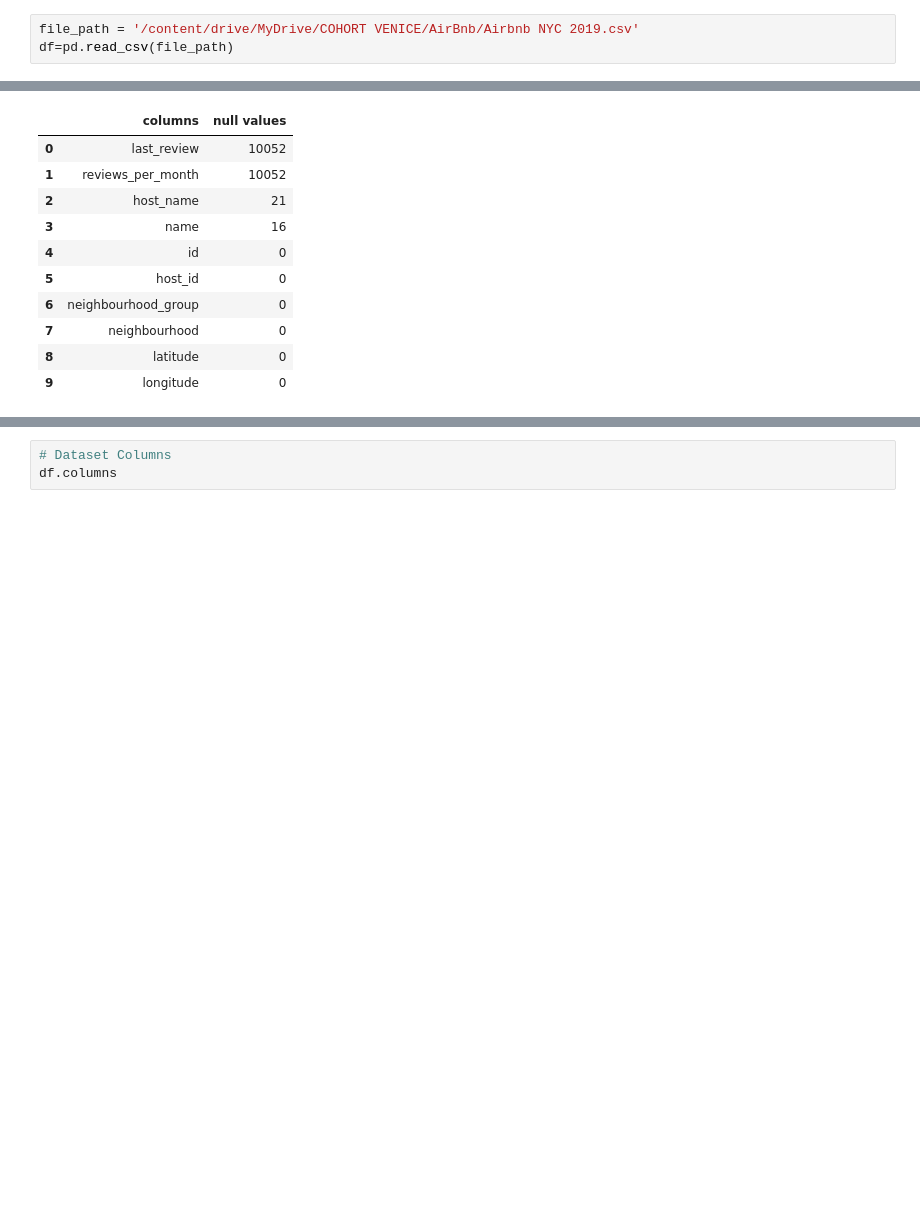
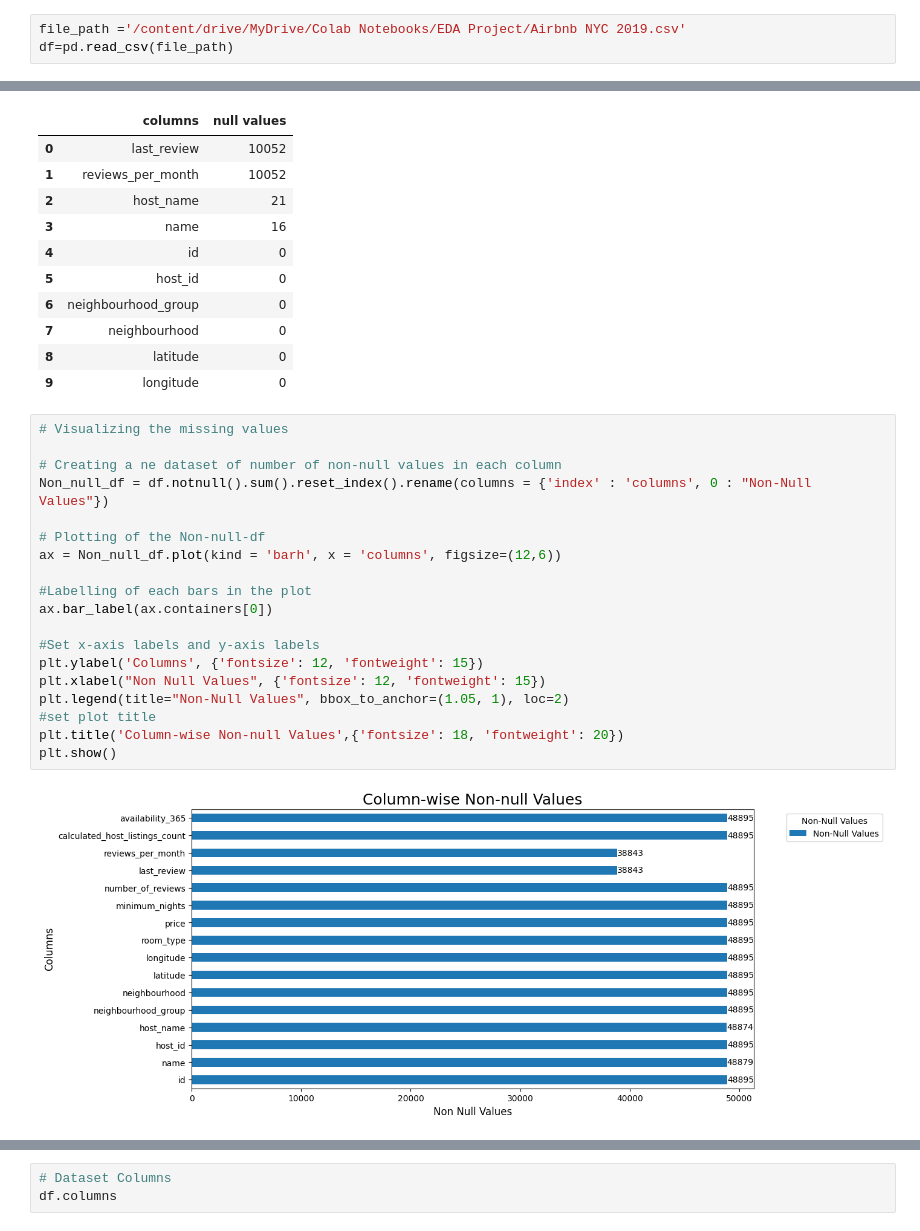
Before and after one commit to Sharik2610/Air-Bnb-Booking-Analysis---EDA, a Jupyter notebook: Team_colab_AIRBNB_Analysis.ipynb, the cells around one changed output, grey strips where cells are left out. Cells and saved outputs as stored; diff of their text form; blank space fills up the shorter version.

```diff
--- a/Team_colab_AIRBNB_Analysis.ipynb
+++ b/Team_colab_AIRBNB_Analysis.ipynb
@@ -72,6 +69,6 @@ drive.mount('/content/drive', force_remount = True)
 # %% [output]
 Mounted at /content/drive
 # %%
-file_path = '/content/drive/MyDrive/COHORT VENICE/AirBnb/Airbnb NYC 2019.csv'
+file_path ='/content/drive/MyDrive/Colab Notebooks/EDA Project/Airbnb NYC 2019.csv'
 df=pd.read_csv(file_path)
 # %% [markdown]
@@ -146,3 +146,24 @@ df.isna().sum().sort_values(ascending=False)[:10].reset_index().rename(columns =
 | 7 | neighbourhood | 0 |
 | 8 | latitude | 0 |
 | 9 | longitude | 0 |
+# %%
+# Visualizing the missing values
+
+# Creating a ne dataset of number of non-null values in each column
+Non_null_df = df.notnull().sum().reset_index().rename(columns = {'index' : 'columns', 0 : "Non-Null Values"})
+
+# Plotting of the Non-null-df
+ax = Non_null_df.plot(kind = 'barh', x = 'columns', figsize=(12,6))
+
+#Labelling of each bars in the plot
+ax.bar_label(ax.containers[0])
+
+#Set x-axis labels and y-axis labels
+plt.ylabel('Columns', {'fontsize': 12, 'fontweight': 15})
+plt.xlabel("Non Null Values", {'fontsize': 12, 'fontweight': 15})
+plt.legend(title="Non-Null Values", bbox_to_anchor=(1.05, 1), loc=2)
+#set plot title
+plt.title('Column-wise Non-null Values',{'fontsize': 18, 'fontweight': 20})
+plt.show()
+# %% [output]
+[figure, added]
```
Also changed, not shown: parts of 120 cells of this notebook.
